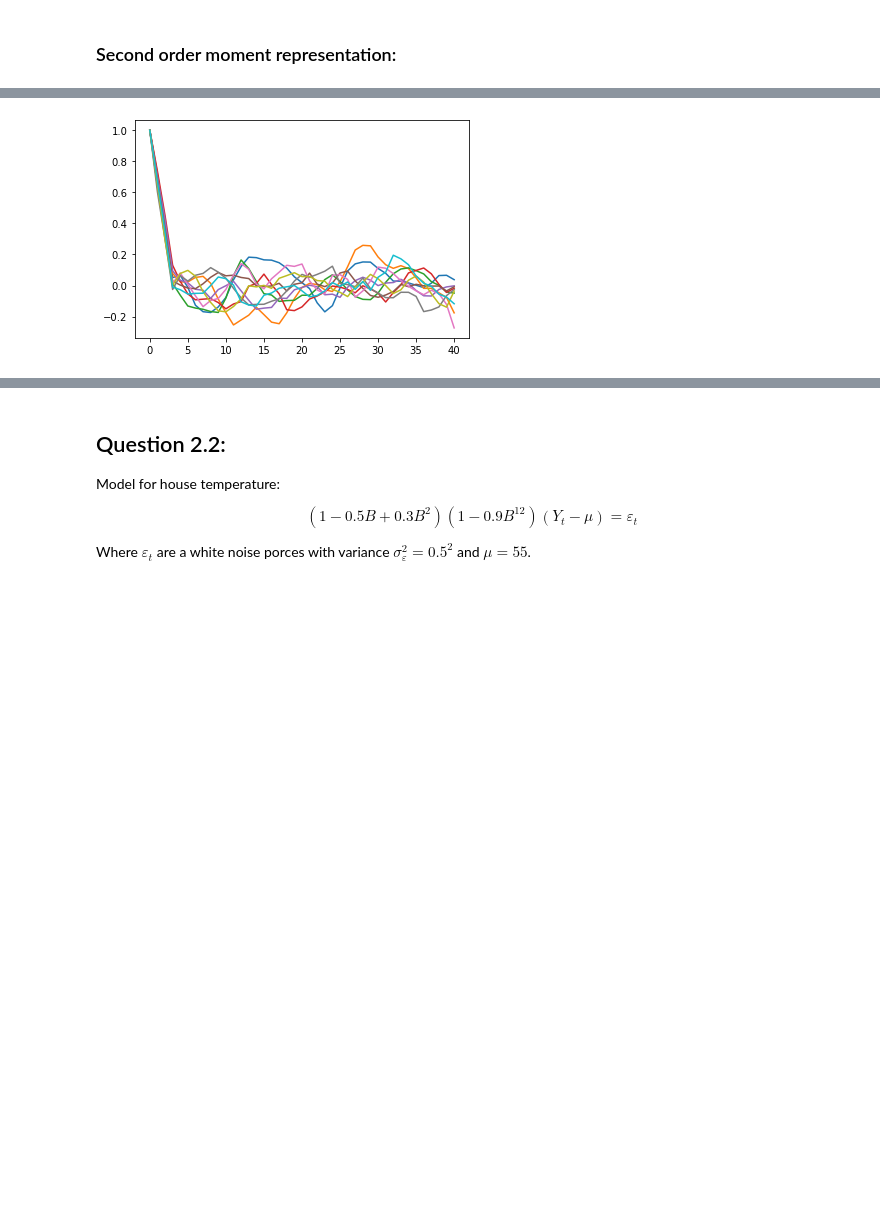
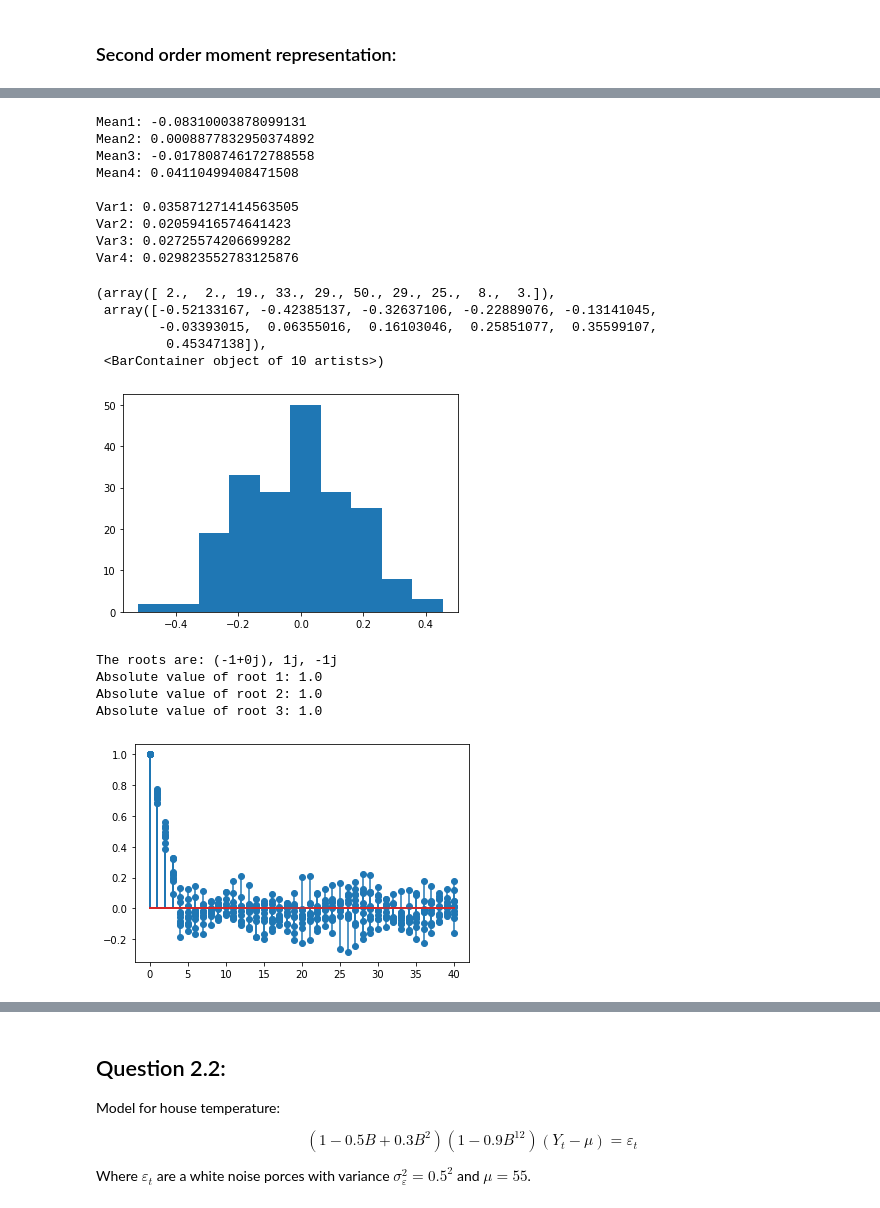
Before and after one commit to emilhaugstvedt/Time-Series-Analysis, a Jupyter notebook: Assignment2/Ass2.ipynb, the cells around one changed output, grey strips where cells are left out. Saved outputs shown, nothing was run; the diff lists cells and outputs as text; code cells hidden in the pictures; blank space fills up the shorter version.

```diff
--- a/Assignment2/Ass2.ipynb
+++ b/Assignment2/Ass2.ipynb
@@ -57,3 +72,49 @@ print(CorrX)
+# %%
+# Split data into several parts and check mean and variance:
+split = round(len(realisations[0]) / 4)
+
+mean1, mean2, mean3, mean4 = np.mean(realisations[0][:split]), np.mean(realisations[0][split: 2*split]), np.mean(realisations[0][2*split:3*split]), np.mean(realisations[0][3*split:])
+print(f"Mean1: {mean1}")
+print(f"Mean2: {mean2}")
+print(f"Mean3: {mean3}")
+print(f"Mean4: {mean4} \n")
+
+var1, var2, var3, var4 = np.nanvar(realisations[0][:split]), np.nanvar(realisations[0][split: 2*split]), np.nanvar(realisations[0][2*split:3*split]), np.nanvar(realisations[0][3*split:])
+print(f"Var1: {var1}")
+print(f"Var2: {var2}")
+print(f"Var3: {var3}")
+print(f"Var4: {var4}")
+
+
+# Plot histogram of data:
+plt.hist(realisations[0])
+# %% [output]
+Mean1: -0.08310003878099131
+Mean2: 0.0008877832950374892
+Mean3: -0.017808746172788558
+Mean4: 0.04110499408471508
+
+Var1: 0.035871271414563505
+Var2: 0.02059416574641423
+Var3: 0.02725574206699282
+Var4: 0.029823552783125876
+(array([ 2.,  2., 19., 33., 29., 50., 29., 25.,  8.,  3.]),
+ array([-0.52133167, -0.42385137, -0.32637106, -0.22889076, -0.13141045,
+        -0.03393015,  0.06355016,  0.16103046,  0.25851077,  0.35599107,
+         0.45347138]),
+ <BarContainer object of 10 artists>)
+[figure, added]
+# %%
+roots = np.roots(np.poly1d(np.ones(order)))
+print(f"The roots are: {round(roots[0], 2)}, {round(roots[1], 2)}, {round(roots[2], 2)}")
+print(f"Absolute value of root 1: {round(abs(roots[0]),2)}")
+print(f"Absolute value of root 2: {round(abs(roots[1]), 2)}")
+print(f"Absolute value of root 3: {round(abs(roots[2]), 2)}")
+# %% [output]
+The roots are: (-1+0j), 1j, -1j
+Absolute value of root 1: 1.0
+Absolute value of root 2: 1.0
+Absolute value of root 3: 1.0
 # %%
 import warnings
 warnings.simplefilter(action='ignore', category=FutureWarning)
@@ -61,9 +122,9 @@ warnings.simplefilter(action='ignore', category=FutureWarning)
 fig = plt.figure()
 for r in realisations:
     autoCorr, qStat,_ = acf(r, qstat= True)
-    plt.plot(autoCorr)
+    plt.stem(autoCorr)
 # %% [output]
-[figure, old version]
+[figure, new version]
 # %%
 warnings.simplefilter(action='ignore', category=RuntimeWarning)
 
```
Also changed, not shown: parts of 19 cells of this notebook, 10 other files.
